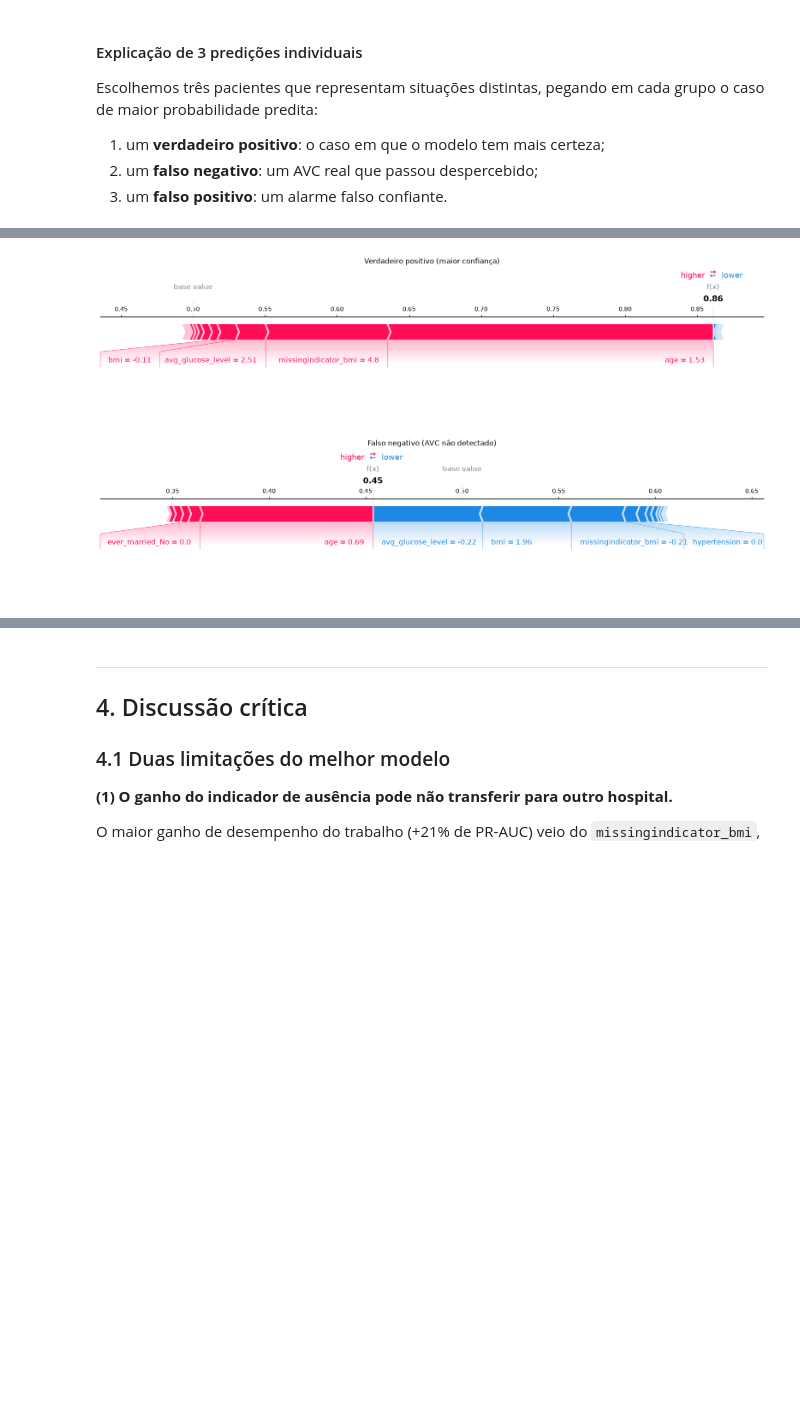
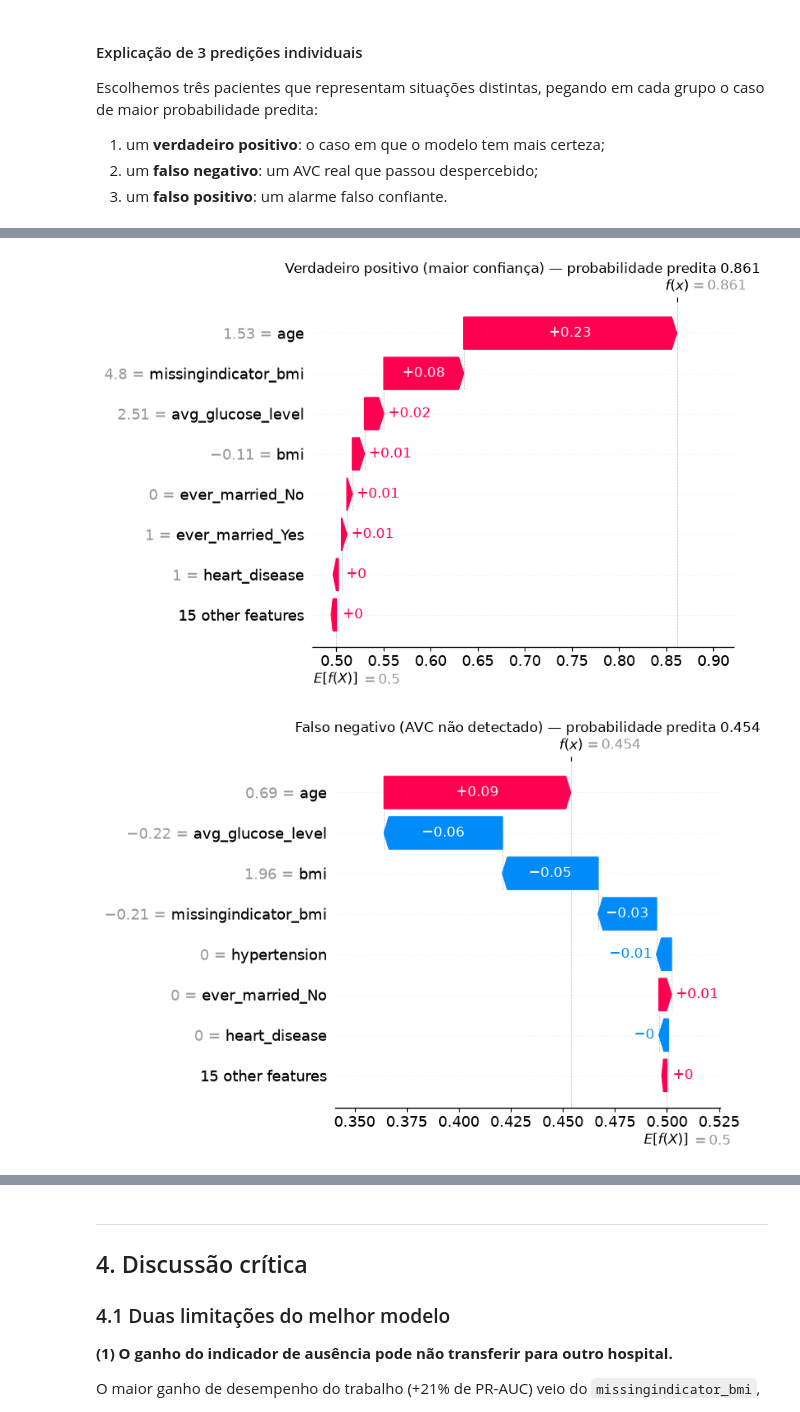
Before and after one commit to emilybrtt/projeto-machine-learning, a Jupyter notebook: aps2_modelagem.ipynb, the cells around one changed output, grey strips where cells are left out. Saved outputs shown, nothing was run; the diff lists cells and outputs as text; code cells hidden in the pictures; blank space fills up the shorter version.

```diff
--- a/aps2_modelagem.ipynb
+++ b/aps2_modelagem.ipynb
@@ -915,17 +934,17 @@ avg_glucose_level    0.0413
 ============================================================
 # %%
 for titulo, i in casos.items():
-    # matplotlib=True gera figura estática, que fica salva nos outputs do notebook
-    shap.force_plot(
-        valor_base,
-        shap_avc[i],
-        features=X_test_proc[i].round(2),
-        feature_names=nomes,
-        matplotlib=True,
-        show=False,
+    # waterfall em vez de force plot: com muitas contribuições pequenas os rótulos do force plot se sobrepõem
+    explicacao = shap.Explanation(
+        values=shap_avc[i],
+        base_values=valor_base,
+        data=X_test_proc[i].round(2),
+        feature_names=list(nomes),
     )
-    plt.title(titulo, y=1.5)
+    shap.plots.waterfall(explicacao, max_display=8, show=False)
+    plt.title(f"{titulo} — probabilidade predita {y_proba[i]:.3f}", pad=25)
+    plt.tight_layout()
     plt.show()
 # %% [output]
-[figure, old version]
+[figure, new version]
-[figure, old version]
+[figure, new version]
```
Also changed, not shown: parts of 11 cells of this notebook, 6 other files.
